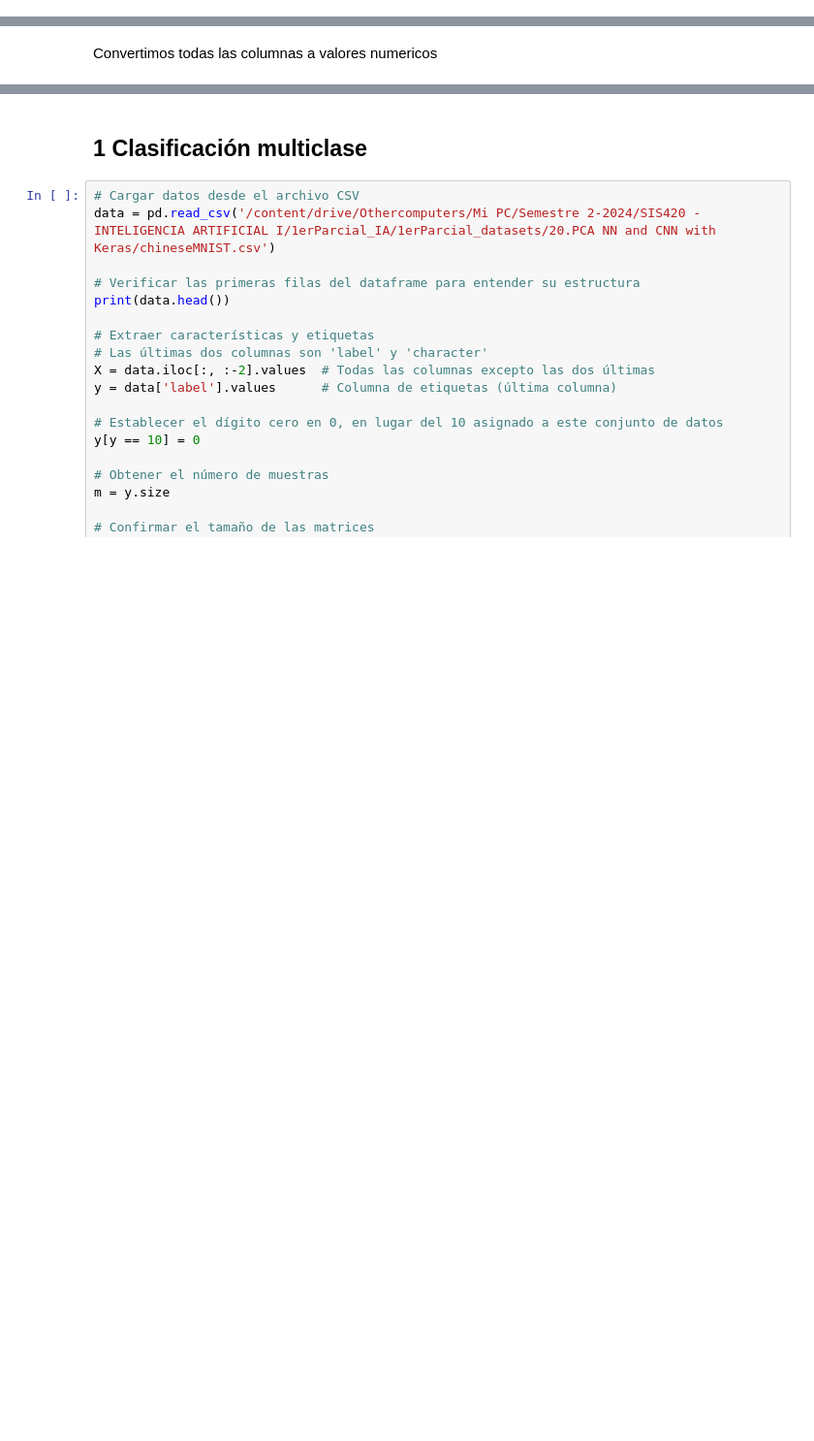
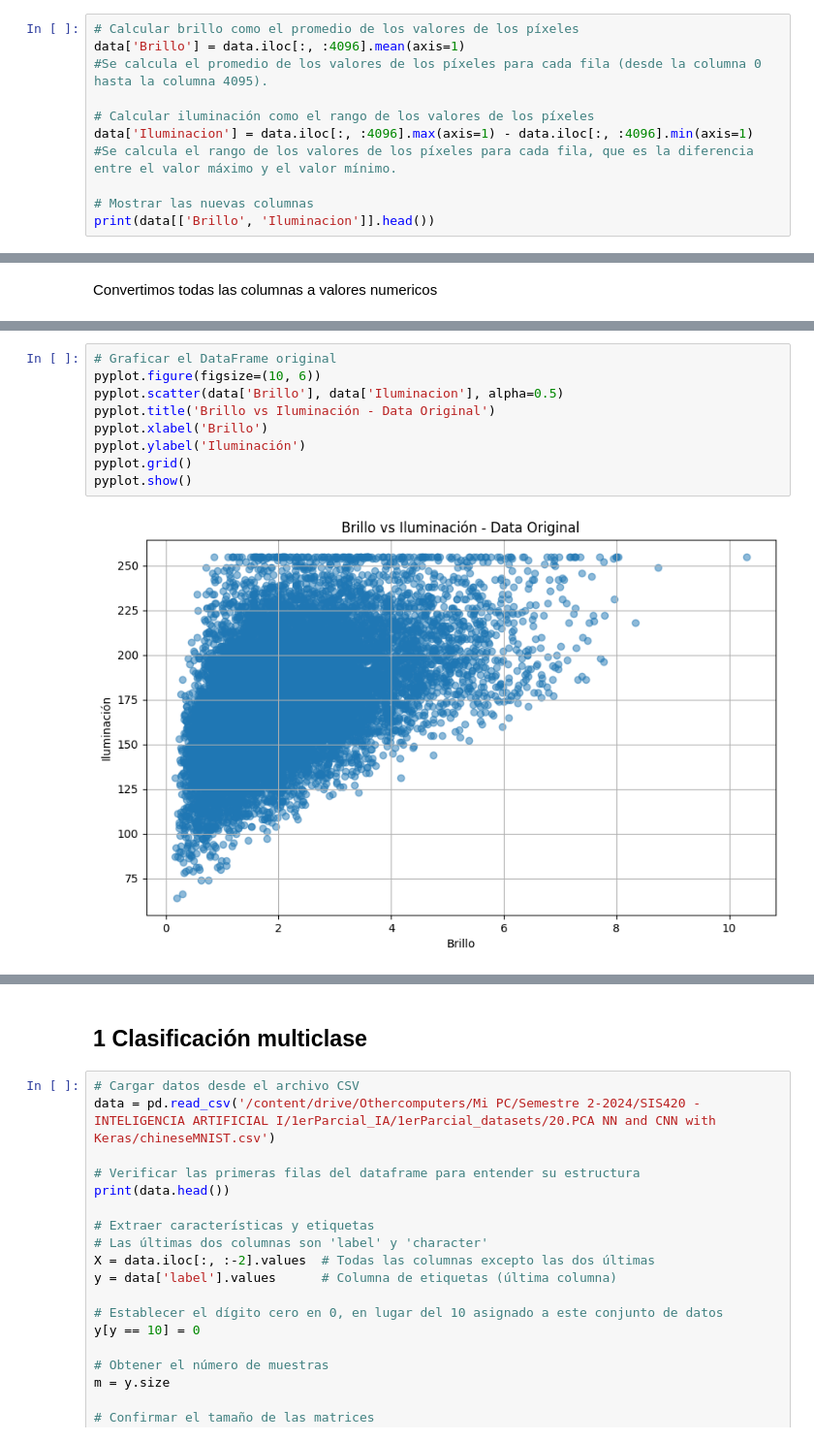
Before and after one commit to CoaDiego/SIS420---IA, a Jupyter notebook: 1erParcial/1erParcial_MNIST_PCA.ipynb, the cells around one changed output, grey strips where cells are left out. Shown at 97% size. Cells and saved outputs as stored; diff of their text form; blank space fills up the shorter version.

```diff
--- a/1erParcial/1erParcial_MNIST_PCA.ipynb
+++ b/1erParcial/1erParcial_MNIST_PCA.ipynb
@@ -59,0 +60,11 @@ print(data.shape)  # Muestra el número de filas y columnas
+# %%
+# Calcular brillo como el promedio de los valores de los píxeles
+data['Brillo'] = data.iloc[:, :4096].mean(axis=1)
+#Se calcula el promedio de los valores de los píxeles para cada fila (desde la columna 0 hasta la columna 4095).
+
+# Calcular iluminación como el rango de los valores de los píxeles
+data['Iluminacion'] = data.iloc[:, :4096].max(axis=1) - data.iloc[:, :4096].min(axis=1)
+#Se calcula el rango de los valores de los píxeles para cada fila, que es la diferencia entre el valor máximo y el valor mínimo.
+
+# Mostrar las nuevas columnas
+print(data[['Brillo', 'Iluminacion']].head())
@@ -327,0 +558,11 @@ print(data_ampliado.iloc[:, -5:])
+# %%
+# Graficar el DataFrame original
+pyplot.figure(figsize=(10, 6))
+pyplot.scatter(data['Brillo'], data['Iluminacion'], alpha=0.5)
+pyplot.title('Brillo vs Iluminación - Data Original')
+pyplot.xlabel('Brillo')
+pyplot.ylabel('Iluminación')
+pyplot.grid()
+pyplot.show()
+# %% [output]
+[figure, added]
```
Also changed, not shown: parts of 26 cells of this notebook.
